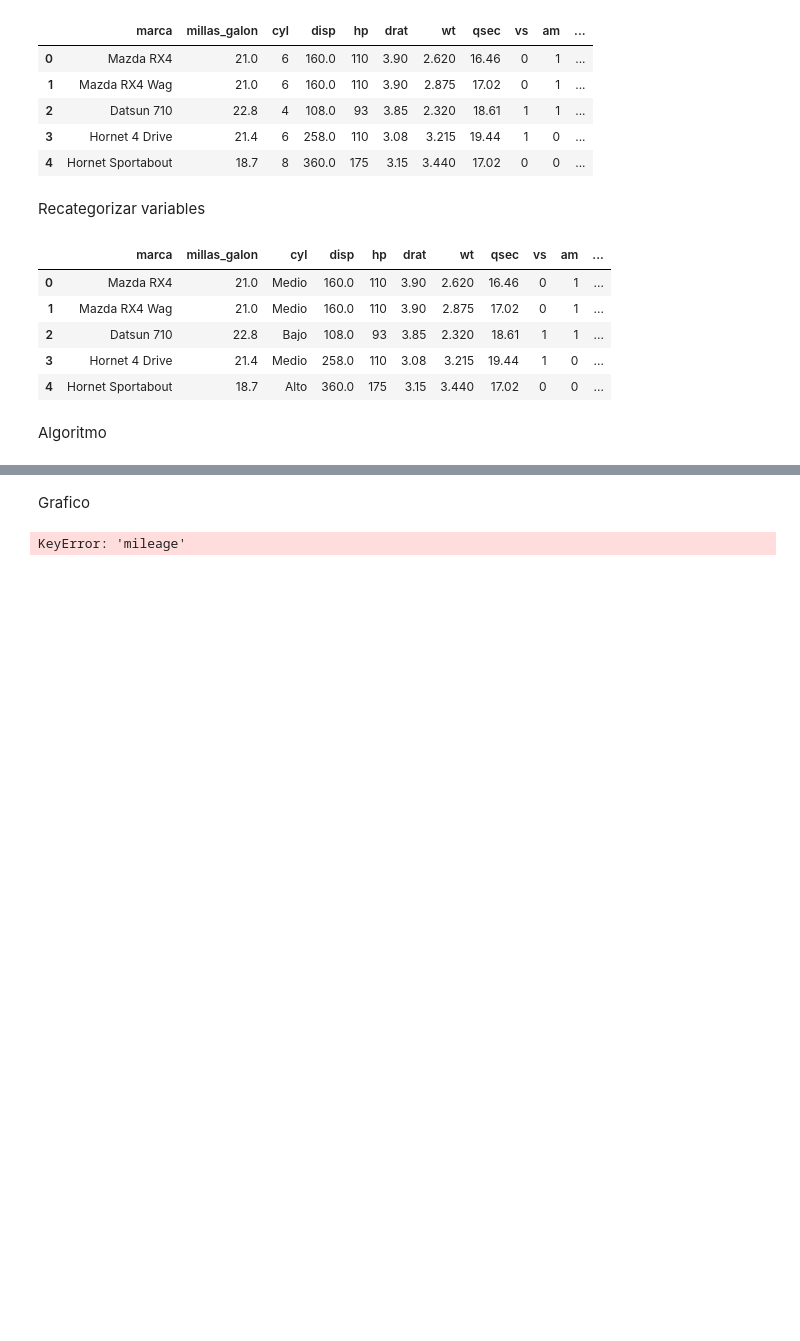
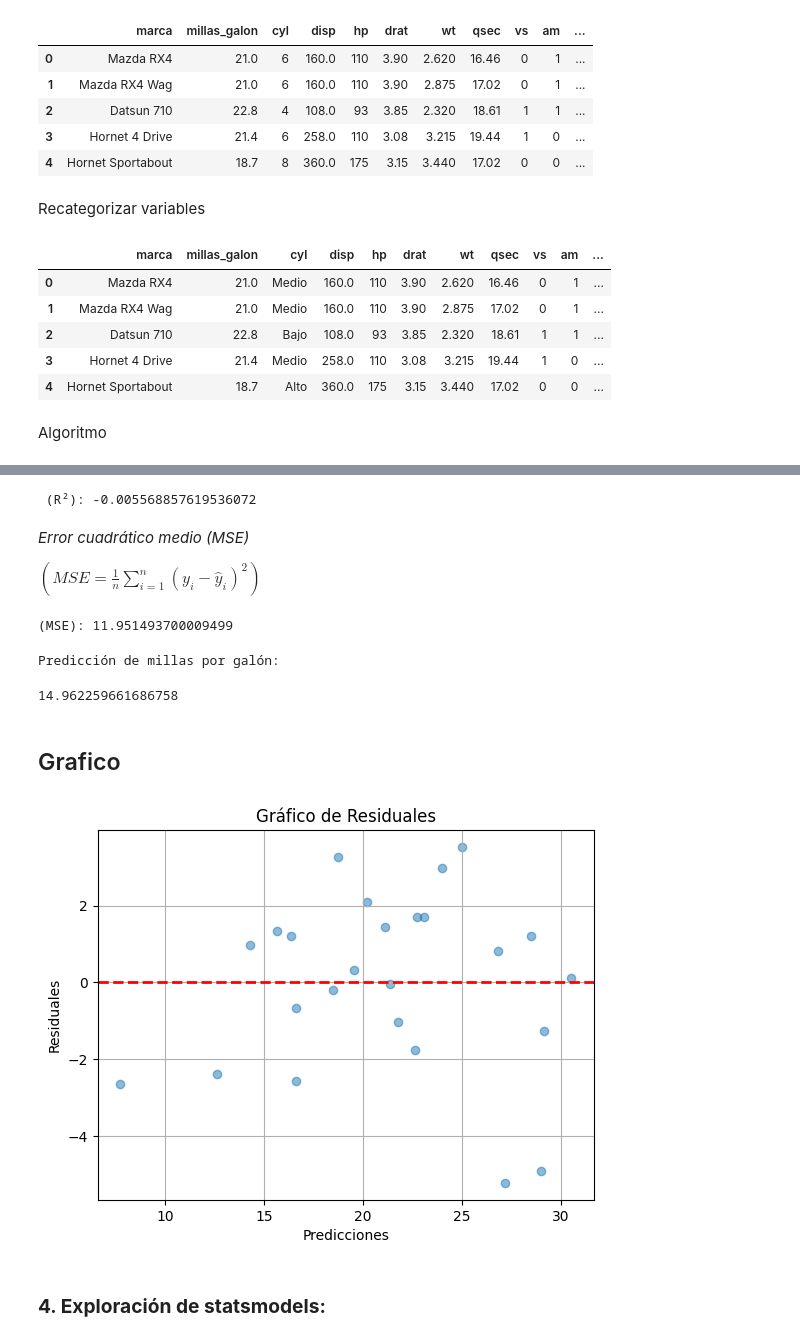
Before and after one commit to ManRique6/Diplomado_Ciencia_Datos, a Jupyter notebook: Tareas/5_Tarea/Tarea_5.ipynb, the cells around one changed output, grey strips where cells are left out. Cells and saved outputs as stored; diff of their text form; code cells hidden in the pictures; blank space fills up the shorter version.

```diff
--- a/Tareas/5_Tarea/Tarea_5.ipynb
+++ b/Tareas/5_Tarea/Tarea_5.ipynb
@@ -188,23 +154,45 @@ Error Cuadrático Medio: 6.961249594036279
+# %%
+print(f" (R²): {r_squared}")
+# %% [output]
+ (R²): -0.005568857619536072
+# %% [markdown]
+*Error cuadrático medio (MSE)*
+
+$ (MSE = \frac{1}{n} \sum_{i=1}^{n} (y_i - \hat{y}_i)^2) $
+# %%
+print(f"(MSE): {mse}")
+# %% [output]
+(MSE): 11.951493700009499
+# %%
+# Para realizar una predicción para un nuevo conjunto de características, puedes hacer lo siguiente:
+
+predicted_mpg = model.predict(X_test)
+
+print(f"Predicción de millas por galón:")
+
+predicted_mpg[0]
+# %% [output]
+Predicción de millas por galón:
+14.962259661686758
 # %% [markdown]
-Grafico
+## Grafico
 # %%
 import matplotlib.pyplot as plt
-import pandas as pd
 
-# Cargar los datos (reemplaza 'datos.csv' con la ruta de tu archivo CSV)
-data = pd.read_csv("cars.csv")
+# Calcular los residuales (diferencia entre los valores reales y las predicciones)
+y_pred = model.predict(X_train)
+residuales = y_pred - y_train
 
-# Seleccionar las variables de interés
-x = data['wt']  # Peso (variable predictora)
-y = data['mileage']  # Millas por galón (variable de respuesta)
+# Crear un gráfico de dispersión de los residuales
+plt.scatter(y_pred, residuales, alpha=0.5)
+plt.xlabel('Predicciones')
+plt.ylabel('Residuales')
+plt.title('Gráfico de Residuales')
+plt.grid(True)
 
-# Crear un gráfico de dispersión
-plt.figure(figsize=(8, 6))
-plt.scatter(x, y, alpha=0.6, c='b', edgecolors='k')
-plt.title('Relación entre Peso y Millas por Galón')
-plt.xlabel('Peso')
-plt.ylabel('Millas por Galón')
-plt.grid(True)
+plt.axhline(y=0, color='red', linestyle='--', linewidth=2, label='Residuales Nulos')
 plt.show()
 # %% [output]
-KeyError: 'mileage'
+[figure, added]
+# %% [markdown]
+### **4. Exploración de statsmodels:**
```
Also changed, not shown: parts of 13 cells of this notebook.
